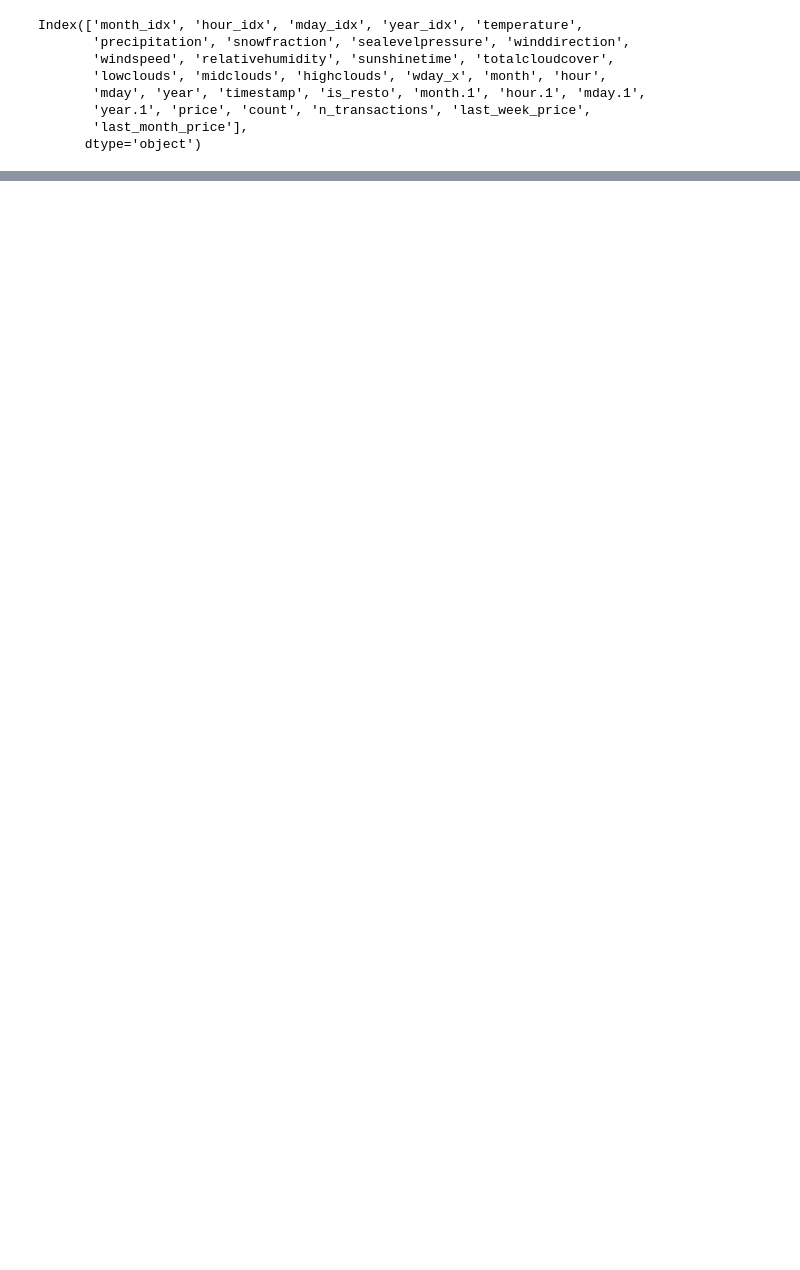
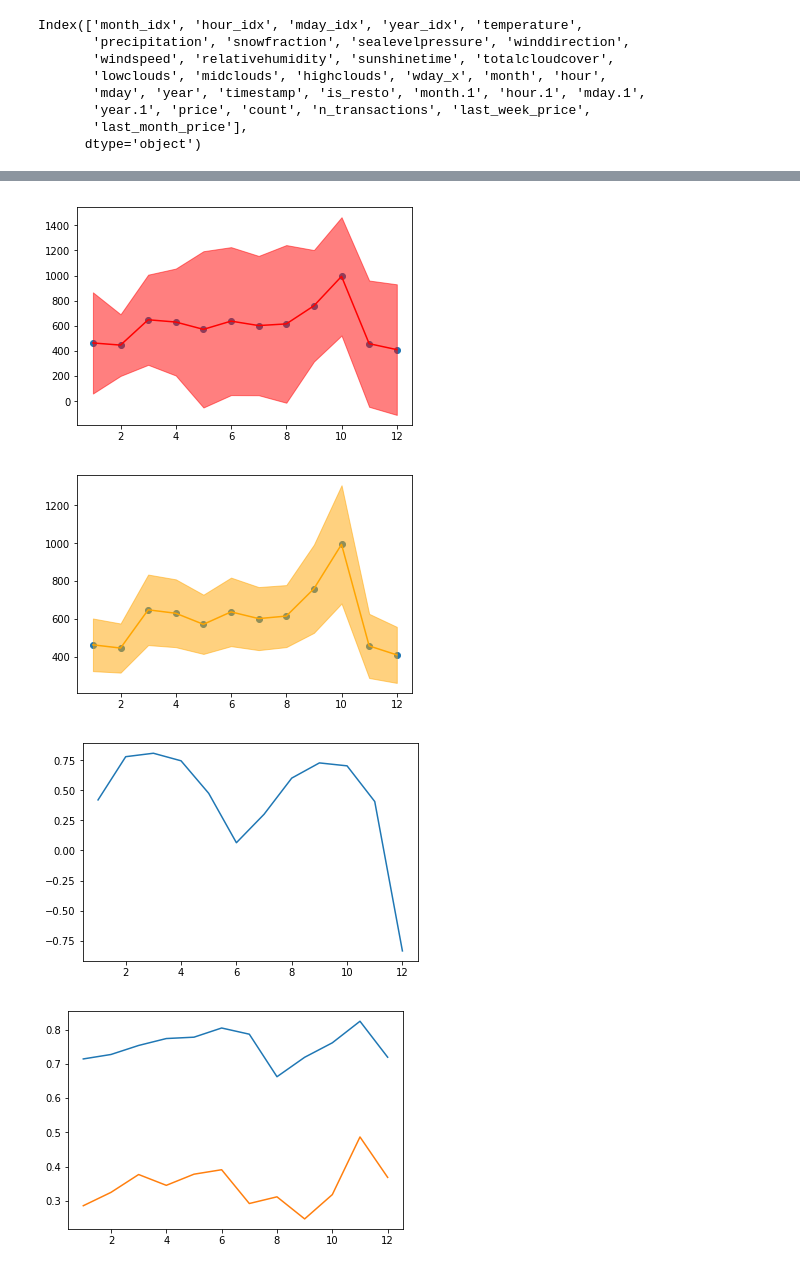
Before and after one commit to alafanechere/food-hackathon, a Jupyter notebook: forecast/xgboost.ipynb, the cells around one changed output, grey strips where cells are left out. Drawn from its saved outputs; the diff is of its cells as text; code cells hidden in the pictures; blank space fills up the shorter version.

```diff
--- a/forecast/xgboost.ipynb
+++ b/forecast/xgboost.ipynb
@@ -79,8 +80,8 @@ list(zip(features, reg.feature_importances_))
 # %%
 from sklearn.ensemble import GradientBoostingRegressor
 # %%
-qt025 = GradientBoostingRegressor(loss='quantile',alpha=0.25,subsample=0.8)
-qt075 = GradientBoostingRegressor(loss='quantile',alpha=0.75,subsample=0.8)
+qt025 = GradientBoostingRegressor(loss='quantile',alpha=0.25,subsample=0.8,max_depth=5)
+qt075 = GradientBoostingRegressor(loss='quantile',alpha=0.75,subsample=0.8,max_depth=5)
 # %%
 qt025.fit(X_train,y_train)
 # %% [output]
@@ -105,7 +106,7 @@ GradientBoostingRegressor(alpha=0.75, criterion='friedman_mse', init=None,
              warm_start=False)
 # %%
 y025_pred = qt025.predict(X_test)
-y075_pred = qt025.predict(X_test)
+y075_pred = qt075.predict(X_test)
 # %%
 print( (y_test < y025_pred).sum() / y_test.count() )
 print( (y_test > y075_pred).sum() / y_test.count() )
@@ -114,0 +116,2 @@ print( (y_test > y075_pred).sum() / y_test.count() )
+# %%
+df_test = df.loc[y_test.index]
@@ -114,0 +120,10 @@ print( (y_test > y075_pred).sum() / y_test.count() )
+# %%
+# bins = pd.get_dummies(df_test, columns=['month'])#.reshape((-1,12,1))
+
+# print(bins.columns)
+df_test['pred'] = y_pred
+df_test['pred_min'] = y025_pred
+df_test['pred_max'] = y075_pred
+df_test['err'] = y_pred - y_test
+df_test['err_min'] = y025_pred - y_test > 0.
+df_test['err_max'] = y075_pred - y_test > 0.
@@ -114,0 +185,7 @@ print( (y_test > y075_pred).sum() / y_test.count() )
+# %%
+prediction_profile(df_test,'month')
+# %% [output]
+[figure, added]
+[figure, added]
+[figure, added]
+[figure, added]
```
Also changed, not shown: parts of 38 cells of this notebook.
